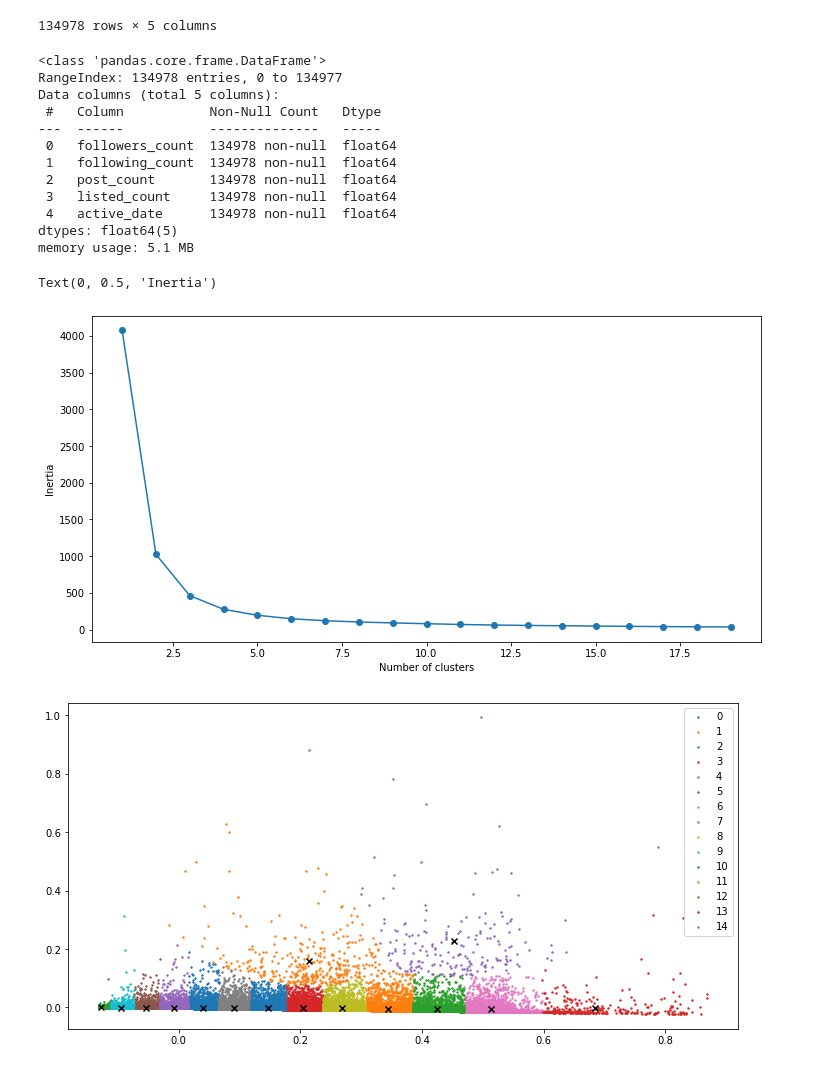
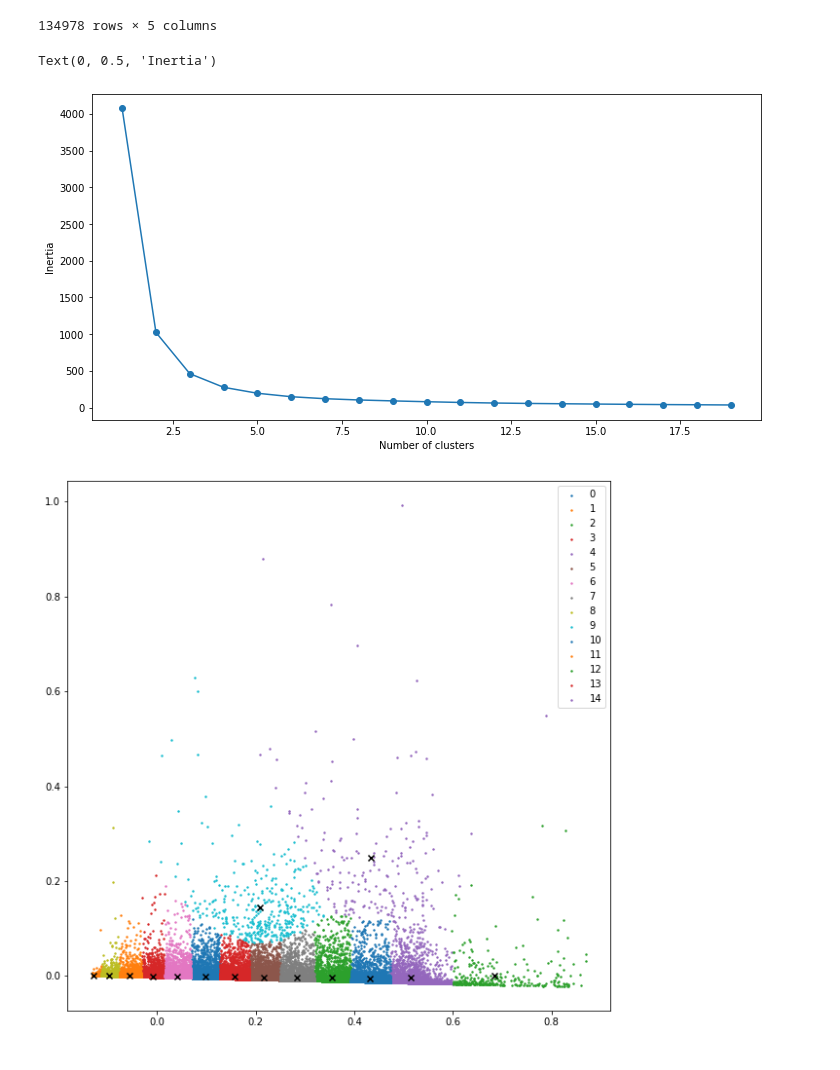
Before and after one commit to Fuyuzora/732-project, a Jupyter notebook: kmeans/project_kmeans.ipynb, the cells around one changed output. Cells and saved outputs as stored; diff of their text form; code cells hidden in the pictures.

Commit message:
kmeans

```diff
--- a/kmeans/project_kmeans.ipynb
+++ b/kmeans/project_kmeans.ipynb
@@ -12,5 +11,5 @@ from sklearn.decomposition import PCA
 # %%
-dataset_dir = '../PySpark/ETL_result'
+dataset_dir = '../732-project/PySpark/ETL_result'
 dir_contents = os.listdir(dataset_dir)
 dir_contents.sort()
 for f in dir_contents:
@@ -117,7 +116,7 @@ features
 # %%
-norm_df = MinMaxScaler().fit_transform(features)
-norm_df = pd.DataFrame(norm_df, columns = list(features.columns))
-norm_df
+features_norm = MinMaxScaler().fit_transform(features)
+features_norm = pd.DataFrame(features_norm, columns = list(features.columns))
+features_norm
 # %% [output]
 |  | followers_count | following_count | post_count | listed_count | active_date |
 | 0 | 0.002965 | 0.014794 | 0.053798 | 1.849950e-16 | 1.000000 |
@@ -132,18 +131,3 @@ norm_df
 | 134976 | 0.000001 | 0.000081 | 0.000042 | 0.000000e+00 | 0.006073 |
 | 134977 | 0.000104 | 0.000481 | 0.000764 | 0.000000e+00 | 0.013765 |
 134978 rows × 5 columns
-# %%
-norm_df.info()
-# %% [output]
-<class 'pandas.core.frame.DataFrame'>
-RangeIndex: 134978 entries, 0 to 134977
-Data columns (total 5 columns):
- #   Column           Non-Null Count   Dtype
----  ------           --------------   -----
- 0   followers_count  134978 non-null  float64
- 1   following_count  134978 non-null  float64
- 2   post_count       134978 non-null  float64
- 3   listed_count     134978 non-null  float64
- 4   active_date      134978 non-null  float64
-dtypes: float64(5)
-memory usage: 5.1 MB
@@ -153,14 +146,15 @@ memory usage: 5.1 MB
 SSE = []
 for cluster in range(1,20):
     kmeans = KMeans(n_clusters = cluster, init='k-means++')
-    kmeans.fit(norm_df)
+    kmeans.fit(features_norm)
     SSE.append(kmeans.inertia_)
+
+# sse elbow plot
+sse_df = pd.DataFrame({'Cluster':range(1,20), 'SSE':SSE})
+plt.figure(figsize=(12,6))
+plt.plot(sse_df['Cluster'], sse_df['SSE'], marker='o')
+plt.xlabel('Number of clusters')
+plt.ylabel('Inertia')
+# %% [output]
+Text(0, 0.5, 'Inertia')
+[figure, added]
-# %%
-frame = pd.DataFrame({'Cluster':range(1,20), 'SSE':SSE})
-plt.figure(figsize=(12,6))
-plt.plot(frame['Cluster'], frame['SSE'], marker='o')
-plt.xlabel('Number of clusters')
-plt.ylabel('Inertia')
-# %% [output]
-Text(0, 0.5, 'Inertia')
-[figure, removed]
@@ -176,12 +161,24 @@ uniq = np.unique(pred)
 # %%
-centers = np.array(kmeans.cluster_centers_)
+# use PCA to convert dimension to 2
+pca = PCA(2)
+data = pca.fit_transform(features_norm)
 
-plt.figure(figsize=(12,6))
+# train model
+k = 15
+model = KMeans(n_clusters = k, init='k-means++')
+model.fit(data)
+pred = model.predict(data)
+uniq = np.unique(pred)
+
+centers = np.array(model.cluster_centers_)
+
+# plot cluster
+plt.figure(figsize=(10,10))
 for i in uniq:
    plt.scatter(data[pred == i , 0], data[pred == i , 1], s = 2, label = i)
 plt.scatter(centers[:,0], centers[:,1], marker='x', color='k')
 plt.legend()
 plt.show()
 # %% [output]
-[figure, old version]
+[figure, new version]
 # %%
```
Also changed, not shown: parts of 7 cells of this notebook.
